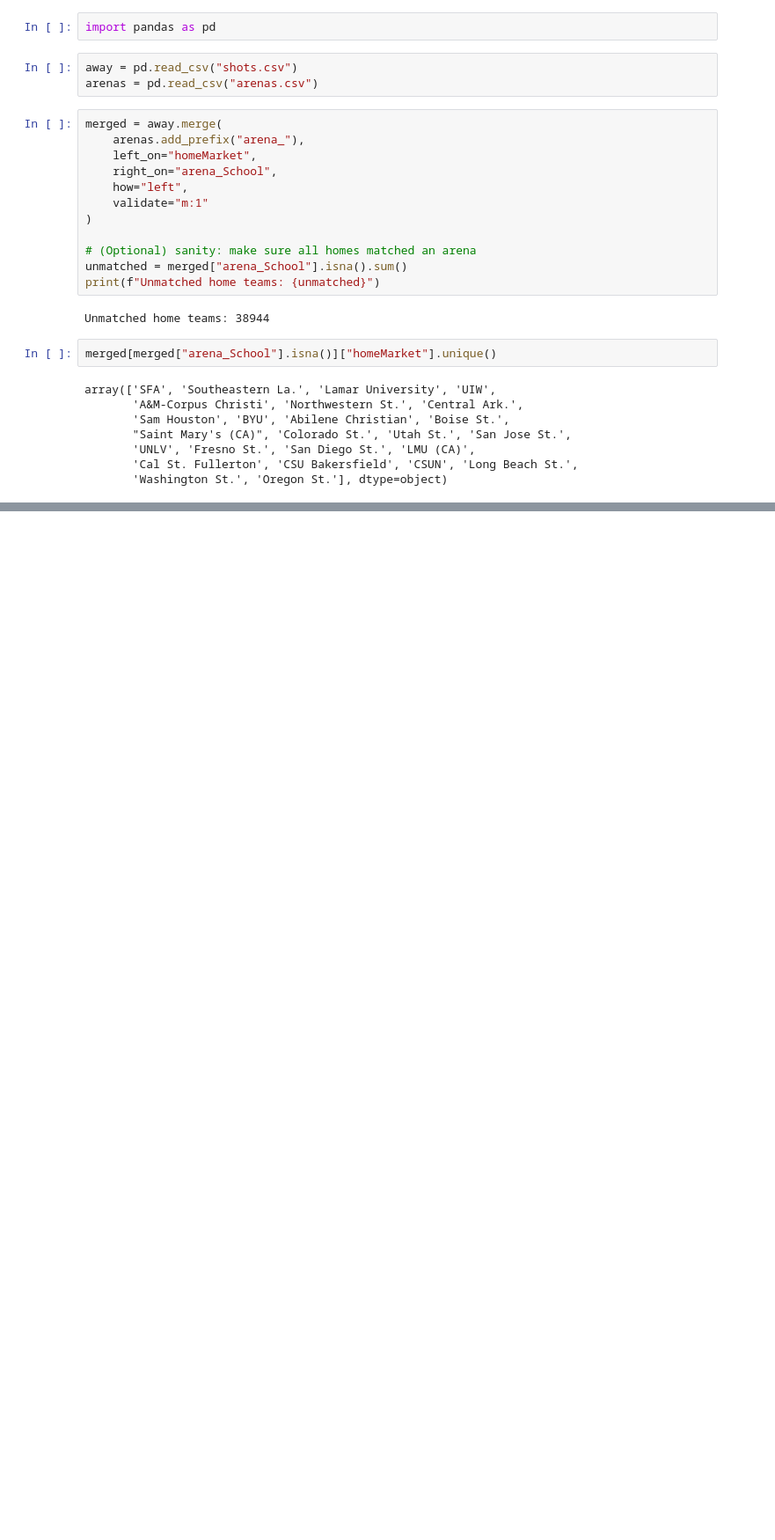
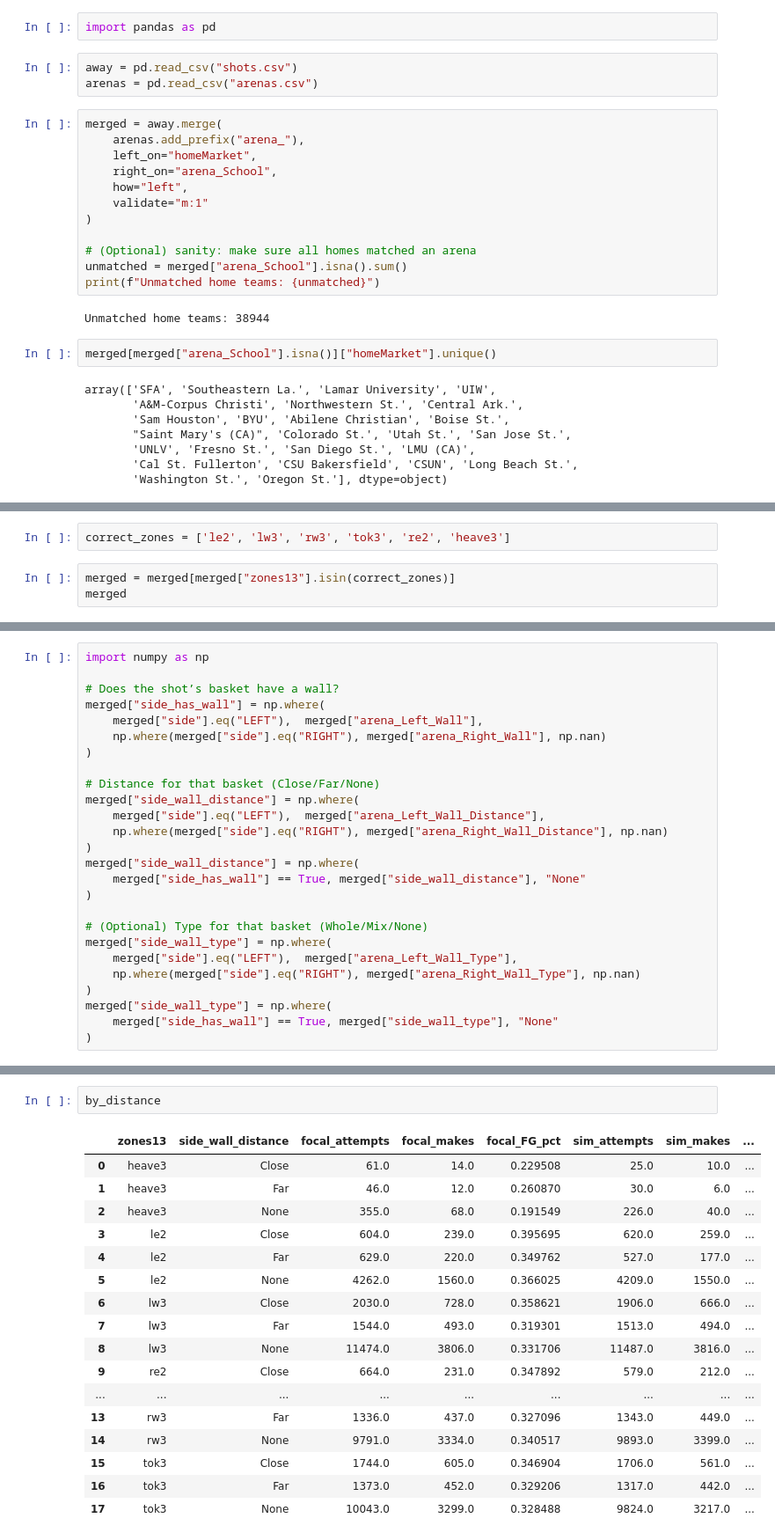
Before and after one commit to realmabg/NCAAB_depth_perception, a Jupyter notebook: analysis.ipynb, the cells around one changed output, grey strips where cells are left out. Shown: that part at 88% size. Cells and saved outputs as stored; diff of their text form; blank space fills up the shorter version.

```diff
--- a/analysis.ipynb
+++ b/analysis.ipynb
@@ -29,0 +46,5 @@ array(['SFA', 'Southeastern La.', 'Lamar University', 'UIW',
+# %%
+correct_zones = ['le2', 'lw3', 'rw3', 'tok3', 're2', 'heave3']
+# %%
+merged = merged[merged["zones13"].isin(correct_zones)]
+merged
@@ -29,0 +268,26 @@ array(['SFA', 'Southeastern La.', 'Lamar University', 'UIW',
+# %%
+import numpy as np
+
+# Does the shot’s basket have a wall?
+merged["side_has_wall"] = np.where(
+    merged["side"].eq("LEFT"),  merged["arena_Left_Wall"],
+    np.where(merged["side"].eq("RIGHT"), merged["arena_Right_Wall"], np.nan)
+)
+
+# Distance for that basket (Close/Far/None)
+merged["side_wall_distance"] = np.where(
+    merged["side"].eq("LEFT"),  merged["arena_Left_Wall_Distance"],
+    np.where(merged["side"].eq("RIGHT"), merged["arena_Right_Wall_Distance"], np.nan)
+)
+merged["side_wall_distance"] = np.where(
+    merged["side_has_wall"] == True, merged["side_wall_distance"], "None"
+)
+
+# (Optional) Type for that basket (Whole/Mix/None)
+merged["side_wall_type"] = np.where(
+    merged["side"].eq("LEFT"),  merged["arena_Left_Wall_Type"],
+    np.where(merged["side"].eq("RIGHT"), merged["arena_Right_Wall_Type"], np.nan)
+)
+merged["side_wall_type"] = np.where(
+    merged["side_has_wall"] == True, merged["side_wall_type"], "None"
+)
@@ -29,0 +430,20 @@ array(['SFA', 'Southeastern La.', 'Lamar University', 'UIW',
+# %%
+by_distance
+# %% [output]
+|  | zones13 | side_wall_distance | focal_attempts | focal_makes | focal_FG_pct | sim_attempts | sim_makes | ... |
+| 0 | heave3 | Close | 61.0 | 14.0 | 0.229508 | 25.0 | 10.0 | ... |
+| 1 | heave3 | Far | 46.0 | 12.0 | 0.260870 | 30.0 | 6.0 | ... |
+| 2 | heave3 | None | 355.0 | 68.0 | 0.191549 | 226.0 | 40.0 | ... |
+| 3 | le2 | Close | 604.0 | 239.0 | 0.395695 | 620.0 | 259.0 | ... |
+| 4 | le2 | Far | 629.0 | 220.0 | 0.349762 | 527.0 | 177.0 | ... |
+| 5 | le2 | None | 4262.0 | 1560.0 | 0.366025 | 4209.0 | 1550.0 | ... |
+| 6 | lw3 | Close | 2030.0 | 728.0 | 0.358621 | 1906.0 | 666.0 | ... |
+| 7 | lw3 | Far | 1544.0 | 493.0 | 0.319301 | 1513.0 | 494.0 | ... |
+| 8 | lw3 | None | 11474.0 | 3806.0 | 0.331706 | 11487.0 | 3816.0 | ... |
+| 9 | re2 | Close | 664.0 | 231.0 | 0.347892 | 579.0 | 212.0 | ... |
+| ... | ... | ... | ... | ... | ... | ... | ... | ... |
+| 13 | rw3 | Far | 1336.0 | 437.0 | 0.327096 | 1343.0 | 449.0 | ... |
+| 14 | rw3 | None | 9791.0 | 3334.0 | 0.340517 | 9893.0 | 3399.0 | ... |
+| 15 | tok3 | Close | 1744.0 | 605.0 | 0.346904 | 1706.0 | 561.0 | ... |
+| 16 | tok3 | Far | 1373.0 | 452.0 | 0.329206 | 1317.0 | 442.0 | ... |
+| 17 | tok3 | None | 10043.0 | 3299.0 | 0.328488 | 9824.0 | 3217.0 | ... |
```
Also changed, not shown: parts of 37 cells of this notebook.
